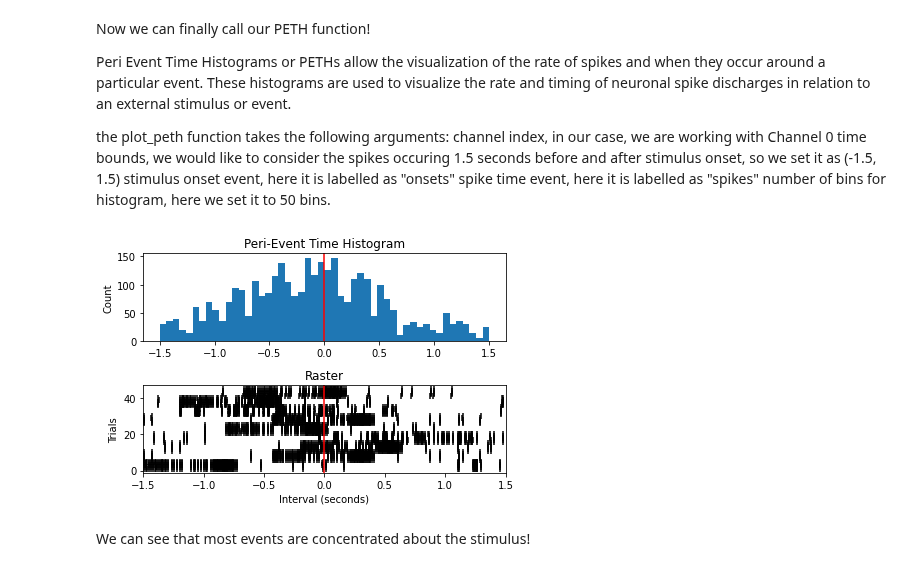
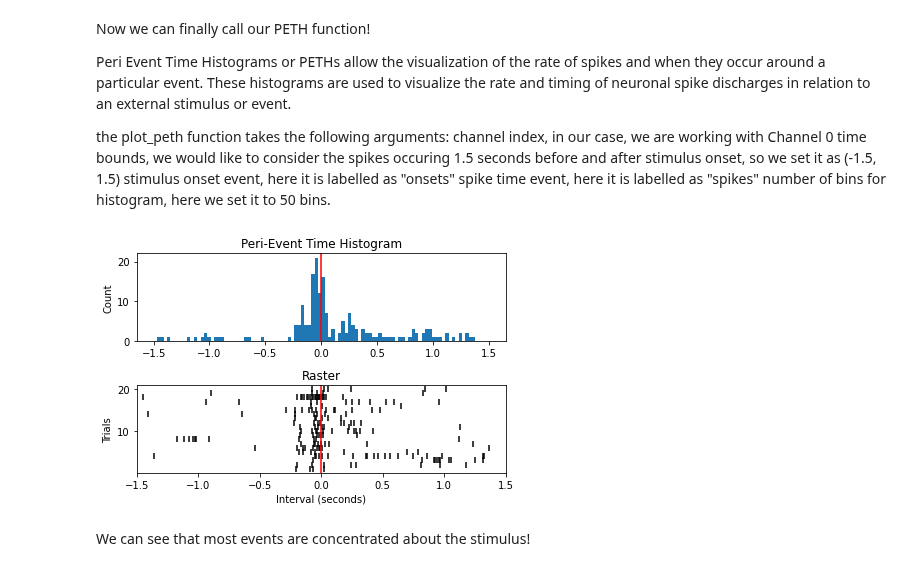
Before and after one commit to BackyardBrains/SpikerTools, a Jupyter notebook: DCMD_SecondExampleNotebook.ipynb, the cells around one changed output. Drawn from its saved outputs; the diff is of its cells as text; code cells hidden in the pictures.

```diff
--- a/DCMD_SecondExampleNotebook.ipynb
+++ b/DCMD_SecondExampleNotebook.ipynb
@@ -20,5 +85,5 @@ Since we will be manually adding events, add a second blank argument "" to indic
 
 A Session object stores the data and associated events, and allows you to perform various preprocessing functions (filtering, downsamplling, etc.) and make various plots!
 # %%
-dcmd = sp.Session("dcmd_example_data\BYB_Recording_2016-07-29_16.29.37.wav", "")
+dcmd = sp.Session()
 # %% [output]
@@ -42,17 +95,17 @@ Both can be extracted from the associated json file!
 Let's take a look using the code below!
 # %%
 import json
-with open("dcmd_example_data\G30-072916-02.json") as f:
+with open("dcmd_example_data\G27-072516-03\G27-072516-03.json") as f:
     data = json.load(f)
     trials = data["trials"]
     onsets = []
     spikes = []
     i=0
     for trial in trials:
-        onset = trial["timeOfImpact"] + 47.8*i
+        onset = trial["timeOfImpact"] + 10*i
         spike_data = trial["spikeTimestamps"]
         for spike in spike_data:
-            spikes.append(spike + 47.8*i)
+            spikes.append(spike + 10*i)
         i=i+1
         onsets.append(onset)
 # %% [markdown]
@@ -98,8 +145,8 @@ stimulus onset event, here it is labelled as "onsets"
 spike time event, here it is labelled as "spikes"
 number of bins for histogram, here we set it to 50 bins.
 # %%
-dcmd.plot_peth(0,(-1.5,1.5),"onsets", "spikes", 50)
+dcmd.plot_peth(0,(-1.5,1.5),"onsets", "spikes", 100)
 # %% [output]
-[figure, old version]
+[figure, new version]
 # %% [markdown]
 We can see that most events are concentrated about the stimulus!
```
Also changed, not shown: parts of 10 cells of this notebook, 4 other files.
